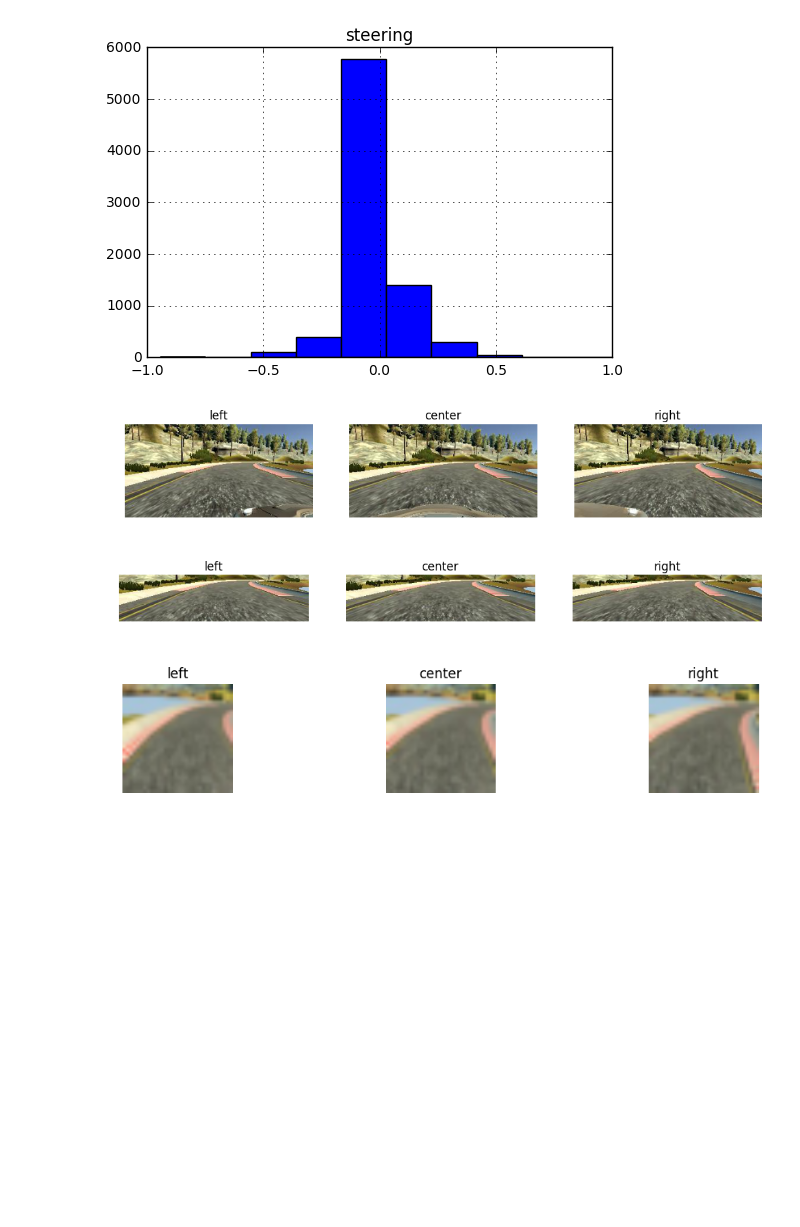
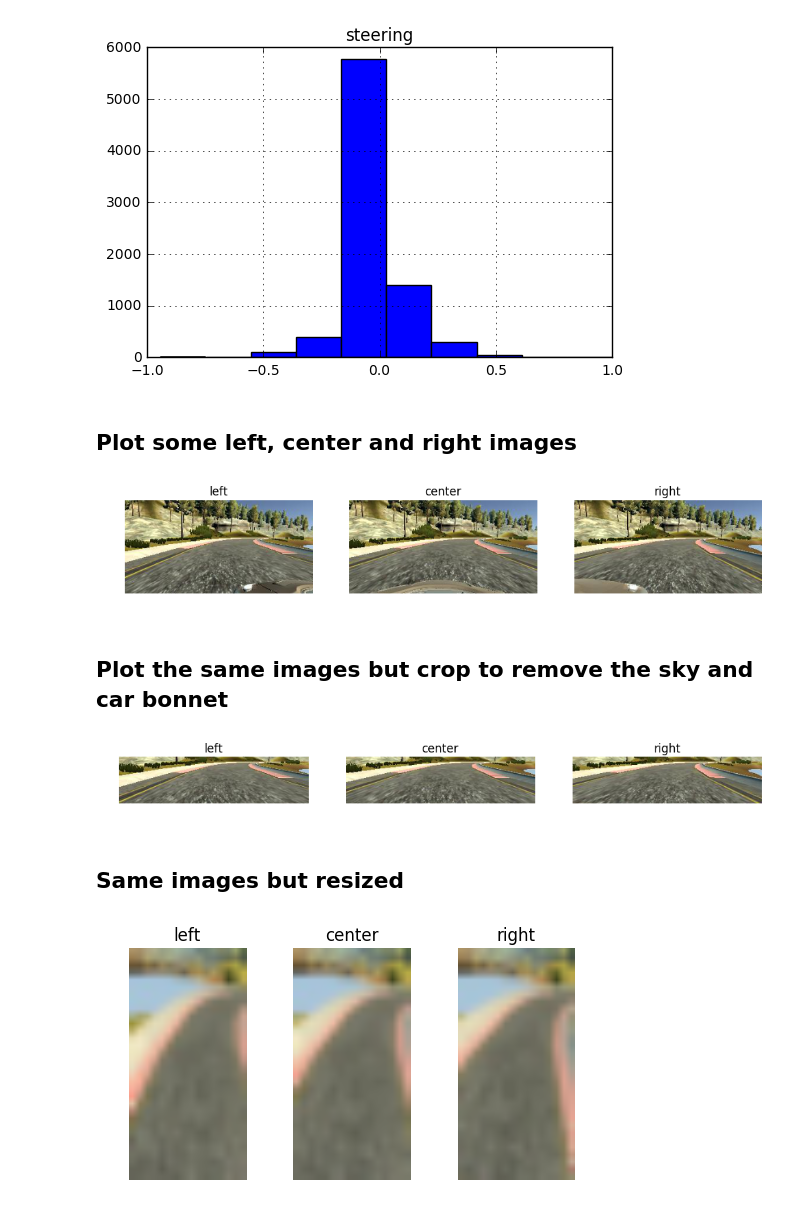
Before and after one commit to js1972/CarND-Behavioral-Cloning, a Jupyter notebook: data_processing.ipynb, the cells around one changed output. Drawn from its saved outputs; the diff is of its cells as text; code cells hidden in the pictures; blank space fills up the shorter version.

```diff
--- a/data_processing.ipynb
+++ b/data_processing.ipynb
@@ -36,6 +36,8 @@ data_frame.hist(column="steering")
 # %% [output]
 array([[<matplotlib.axes._subplots.AxesSubplot object at 0x...>]], dtype=object)
 [figure]
+# %% [markdown]
+## Plot some left, center and right images
 # %%
 from keras.preprocessing.image import img_to_array, load_img
 
@@ -45,39 +47,48 @@ i = 0
 for camera in ["left", "center", "right"]:
     image = load_img("data/"+data_frame.iloc[1090][camera].strip())
     image = img_to_array(image).astype(np.uint8)
-    plt.subplot(3, 3, i+1)
+    plt.subplot(1, 3, i+1)
     plt.imshow(image)
     plt.axis('off')
     plt.title(camera)
     i += 1
 # %% [output]
 [figure]
+# %% [markdown]
+## Plot the same images but crop to remove the sky and car bonnet
 # %%
 # With cropping
+plt.rcParams['figure.figsize'] = (12, 6)
+
 i = 0
 for camera in ["left", "center", "right"]:
     image = load_img("data/"+data_frame.iloc[1090][camera].strip())
     image = img_to_array(image).astype(np.uint8)
     image = image[55:135, :, :]
-    plt.subplot(3, 3, i+1)
+    plt.subplot(1, 3, i+1)
     plt.imshow(image)
     plt.axis('off')
     plt.title(camera)
     i += 1
 # %% [output]
 [figure]
+# %% [markdown]
+## Same images but resized
 # %%
 # With cropping then resizing
+#plt.figure()
+plt.rcParams['figure.figsize'] = (6, 3)
+
 i = 0
 for camera in ["left", "center", "right"]:
     image = load_img("data/"+data_frame.iloc[7100][camera].strip())
     image = img_to_array(image).astype(np.uint8)
     image = image[55:135, :, :]
-    image = imresize(image, (32, 32, 3))
-    plt.subplot(3, 3, i+1)
+    image = imresize(image, (32, 16, 3))
+    plt.subplot(1, 3, i+1)
     plt.imshow(image)
     plt.axis('off')
     plt.title(camera)
     i += 1
 # %% [output]
-[figure, old version]
+[figure, new version]
```
Also changed, not shown: parts of 16 cells of this notebook, 13 other files.
